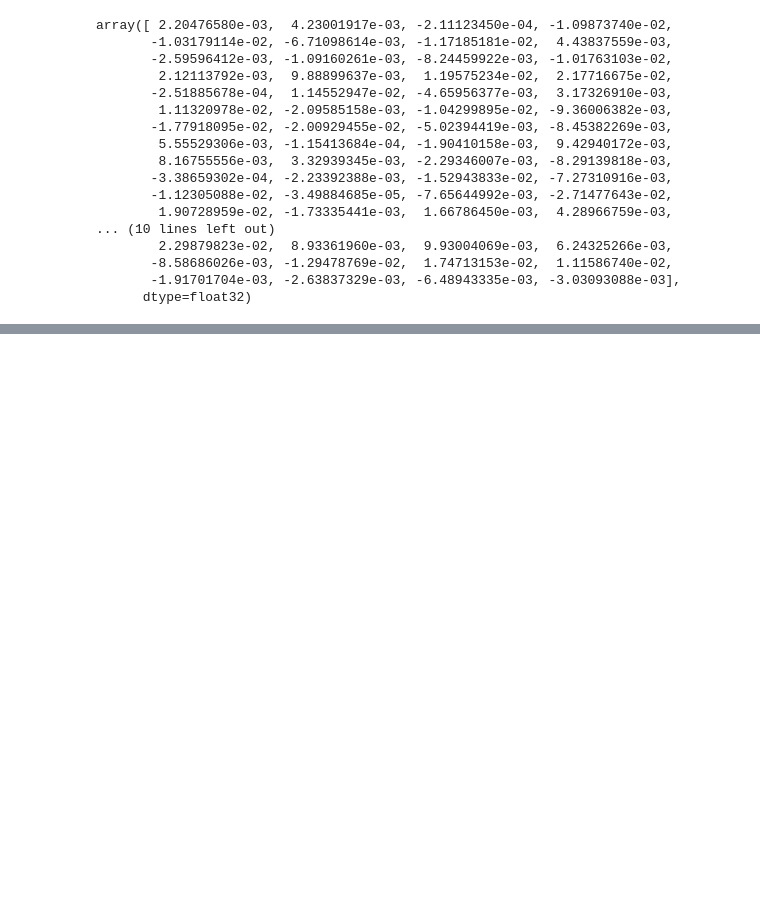
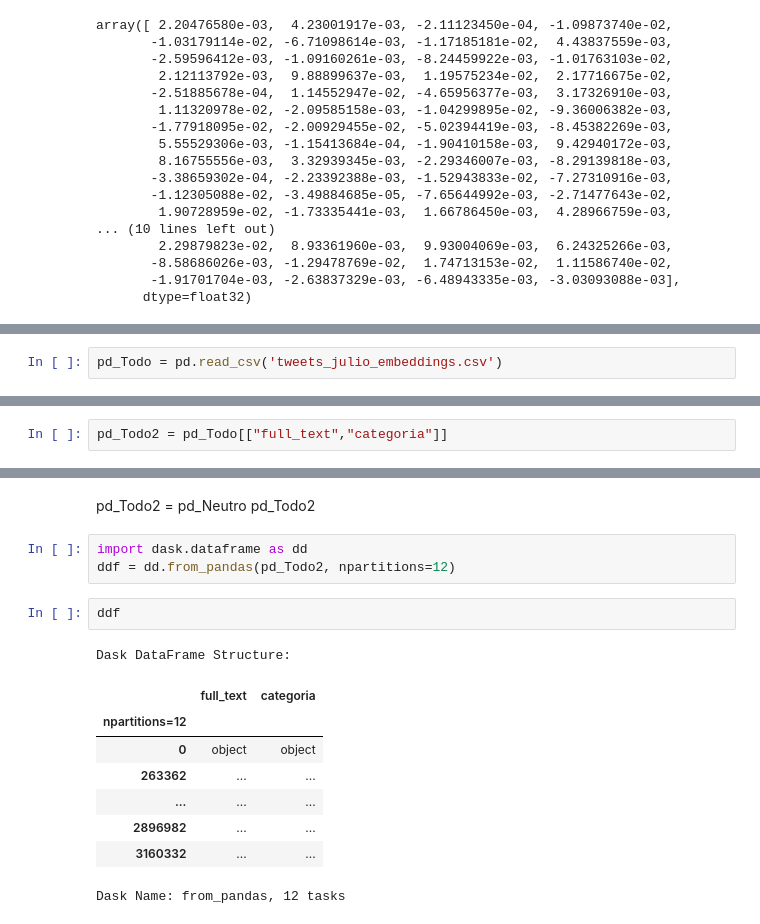
Before and after one commit to xuxoramos/discriminamometro, a Jupyter notebook: discriminamometro/scripts/03_SVM_nuevos_embeddings.ipynb, the cells around one changed output, grey strips where cells are left out. Saved outputs shown, nothing was run; the diff lists cells and outputs as text; blank space fills up the shorter version.

```diff
--- a/discriminamometro/scripts/03_SVM_nuevos_embeddings.ipynb
+++ b/discriminamometro/scripts/03_SVM_nuevos_embeddings.ipynb
@@ -532,0 +593,2 @@ pd.__version__
+# %%
+pd_Todo = pd.read_csv('tweets_julio_embeddings.csv')
@@ -532,0 +599,2 @@ pd.__version__
+# %%
+pd_Todo2 = pd_Todo[["full_text","categoria"]]
@@ -532,0 +622,18 @@ pd.__version__
+# %% [markdown]
+pd_Todo2 = pd_Neutro
+pd_Todo2
+# %%
+import dask.dataframe as dd
+ddf = dd.from_pandas(pd_Todo2, npartitions=12)
+# %%
+ddf
+# %% [output]
+Dask DataFrame Structure:
+|  | full_text | categoria |
+| npartitions=12 |  |  |
+| 0 | object | object |
+| 263362 | ... | ... |
+| ... | ... | ... |
+| 2896982 | ... | ... |
+| 3160332 | ... | ... |
+Dask Name: from_pandas, 12 tasks
```
Also changed, not shown: parts of 41 cells of this notebook, 1 other file.
